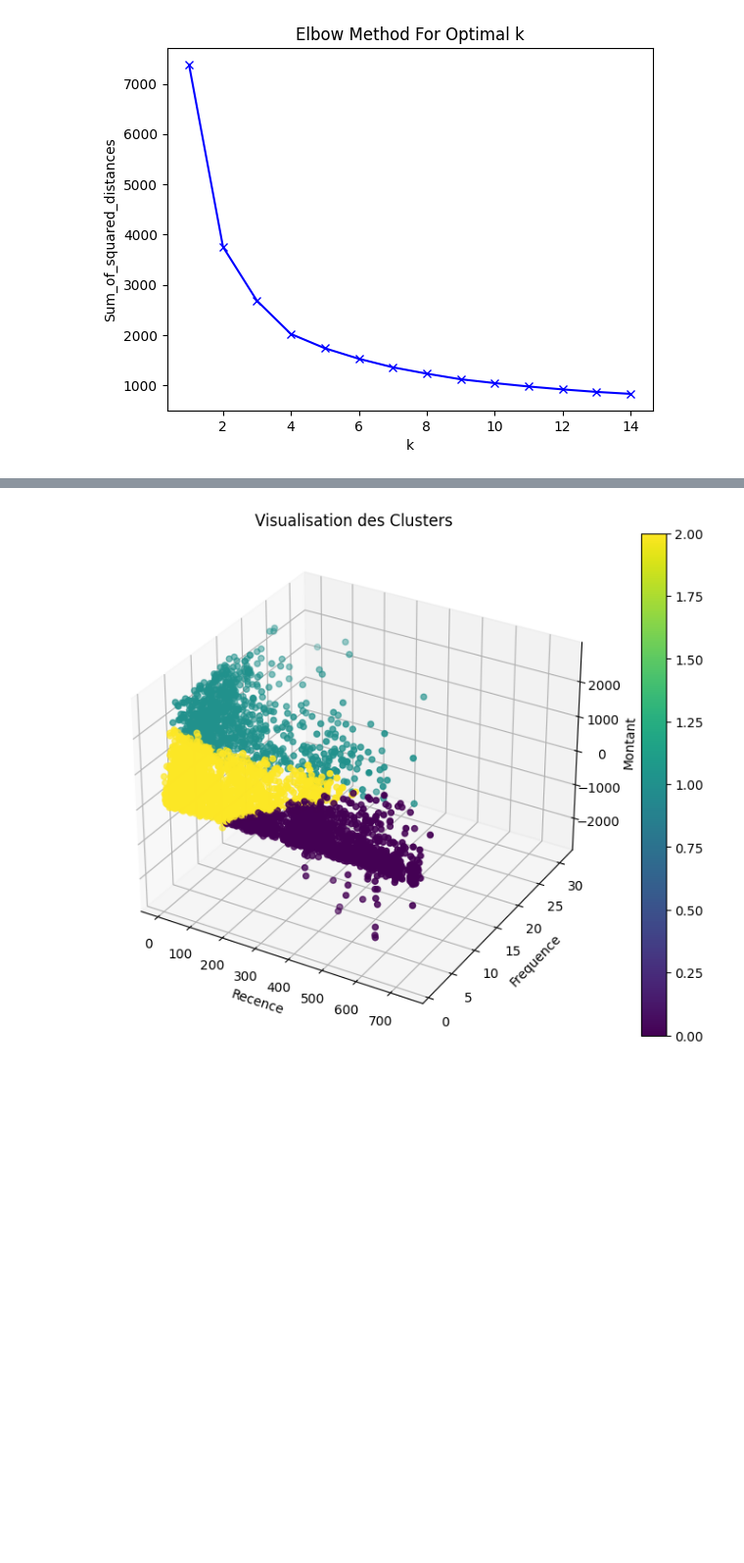
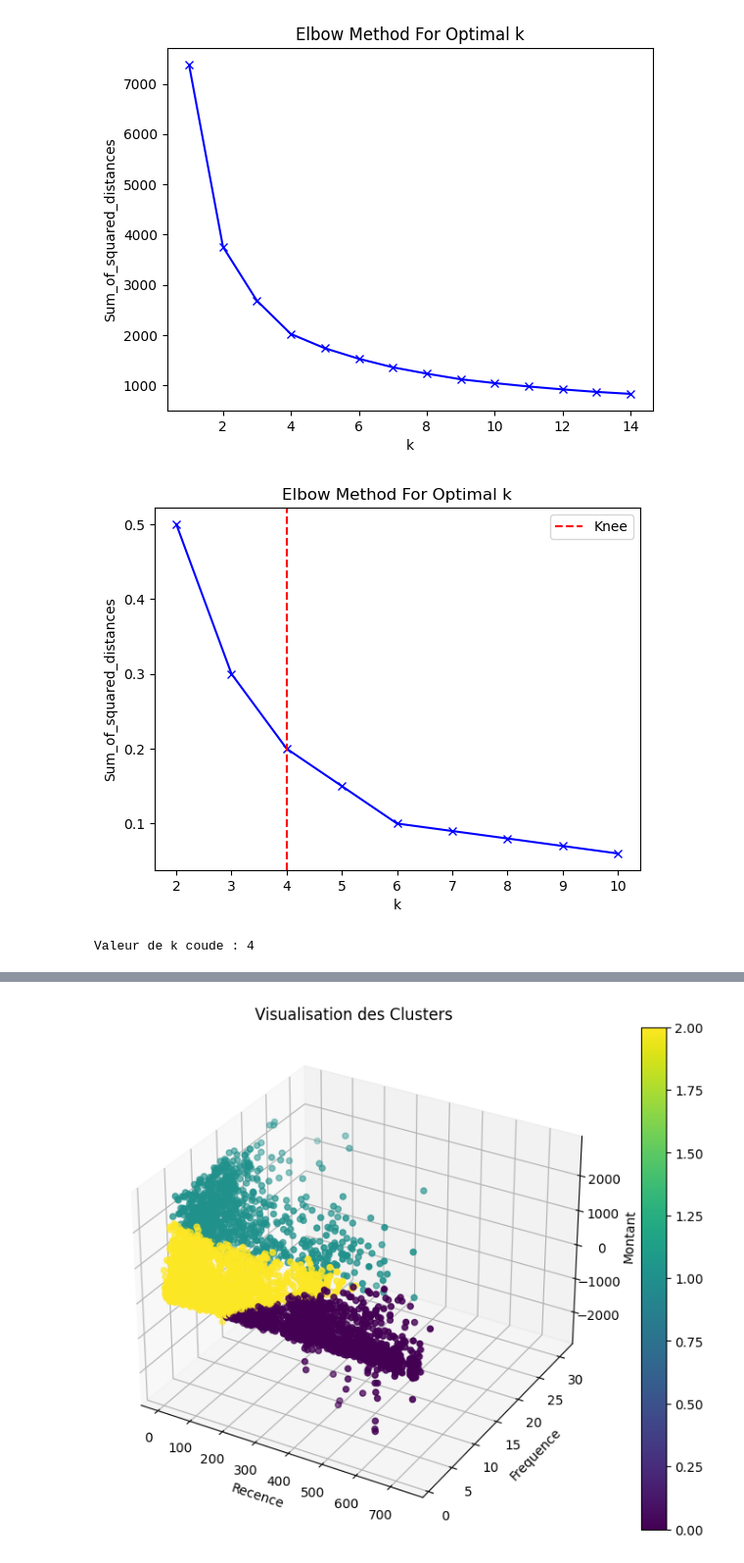
Before and after one commit to neevaiti/segmentation_client_simplon, a Jupyter notebook: segmentation_rfm.ipynb, the cells around one changed output, grey strips where cells are left out. Shown at 98% size. Saved outputs shown, nothing was run; the diff lists cells and outputs as text; code cells hidden in the pictures; blank space fills up the shorter version.

```diff
--- a/segmentation_rfm.ipynb
+++ b/segmentation_rfm.ipynb
@@ -25,3 +25,29 @@ plt.title('Elbow Method For Optimal k')
 plt.show()
 # %% [output]
 [figure]
+# %%
+import numpy as np
+from kneed import KneeLocator
+import matplotlib.pyplot as plt
+
+K = [2, 3, 4, 5, 6, 7, 8, 9, 10]
+Sum_of_squared_distances = [0.5, 0.3, 0.2, 0.15, 0.1, 0.09, 0.08, 0.07, 0.06]
+
+x = np.array(K)
+y = np.array(Sum_of_squared_distances)
+
+kneedle = KneeLocator(x, y, curve='convex', direction='decreasing')
+k_value = kneedle.knee
+
+plt.plot(K, Sum_of_squared_distances, 'bx-')
+plt.xlabel('k')
+plt.ylabel('Sum_of_squared_distances')
+plt.title('Elbow Method For Optimal k')
+plt.axvline(x=k_value, color='r', linestyle='--', label='Knee')
+plt.legend()
+plt.show()
+
+print("Valeur de k coude :", k_value)
+# %% [output]
+[figure, added]
+Valeur de k coude : 4
```
Also changed, not shown: parts of 1 cell of this notebook, 1 other file.
